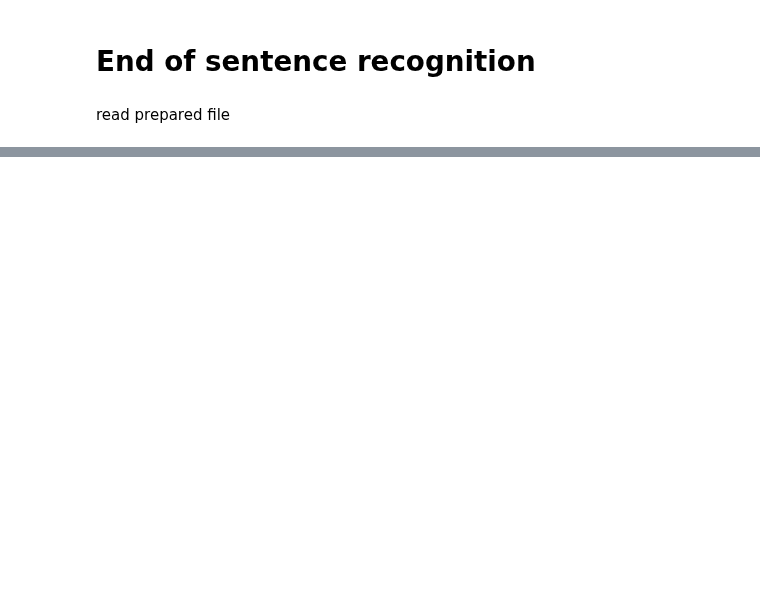
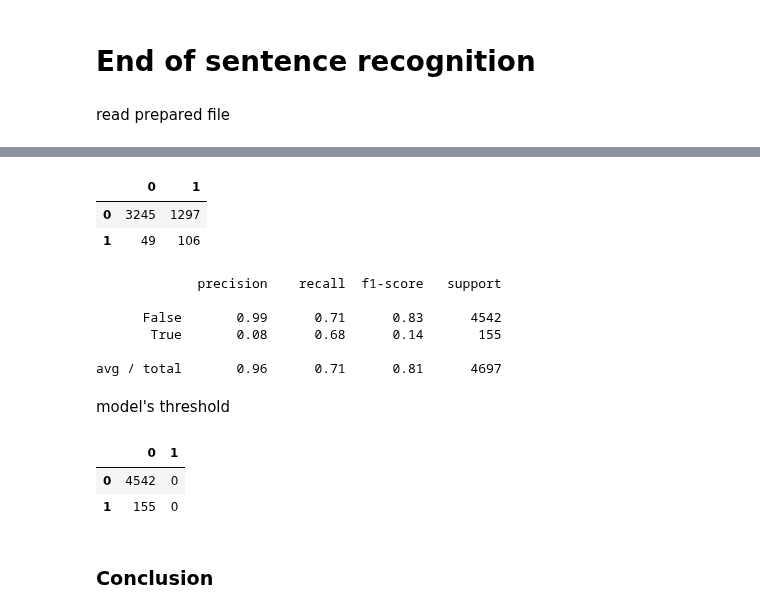
Before and after one commit to sudodoki/prj-nlp, a Jupyter notebook: students/oleg_m/07-sent_end/sent_end.ipynb, the cells around one changed output, grey strips where cells are left out. Cells and saved outputs as stored; diff of their text form; code cells hidden in the pictures; blank space fills up the shorter version.

```diff
--- a/students/oleg_m/07-sent_end/sent_end.ipynb
+++ b/students/oleg_m/07-sent_end/sent_end.ipynb
@@ -110,0 +240,3 @@ array([[  3.38604596e-01,   3.24394267e-01,   1.32963724e-01,
+# %%
+threshold = 0.0065
+preds = pred_df[1] > threshold
@@ -110,0 +263,21 @@ array([[  3.38604596e-01,   3.24394267e-01,   1.32963724e-01,
+# %%
+conf_matrix = confusion_matrix(y_test, preds)
+conf_matrix_sents = pd.DataFrame(conf_matrix)
+# %%
+conf_matrix_sents
+# %% [output]
+|  | 0 | 1 |
+| 0 | 3245 | 1297 |
+| 1 | 49 | 106 |
+# %%
+from sklearn.metrics import classification_report
+print(classification_report(y_test, preds))
+# %% [output]
+             precision    recall  f1-score   support
+
+      False       0.99      0.71      0.83      4542
+       True       0.08      0.68      0.14       155
+
+avg / total       0.96      0.71      0.81      4697
+# %% [markdown]
+model's threshold
@@ -110,0 +289,8 @@ array([[  3.38604596e-01,   3.24394267e-01,   1.32963724e-01,
+# %%
+conf_matrix_sents_pred
+# %% [output]
+|  | 0 | 1 |
+| 0 | 4542 | 0 |
+| 1 | 155 | 0 |
+# %% [markdown]
+### Conclusion
```
Also changed, not shown: parts of 51 cells of this notebook, 5 other files.
